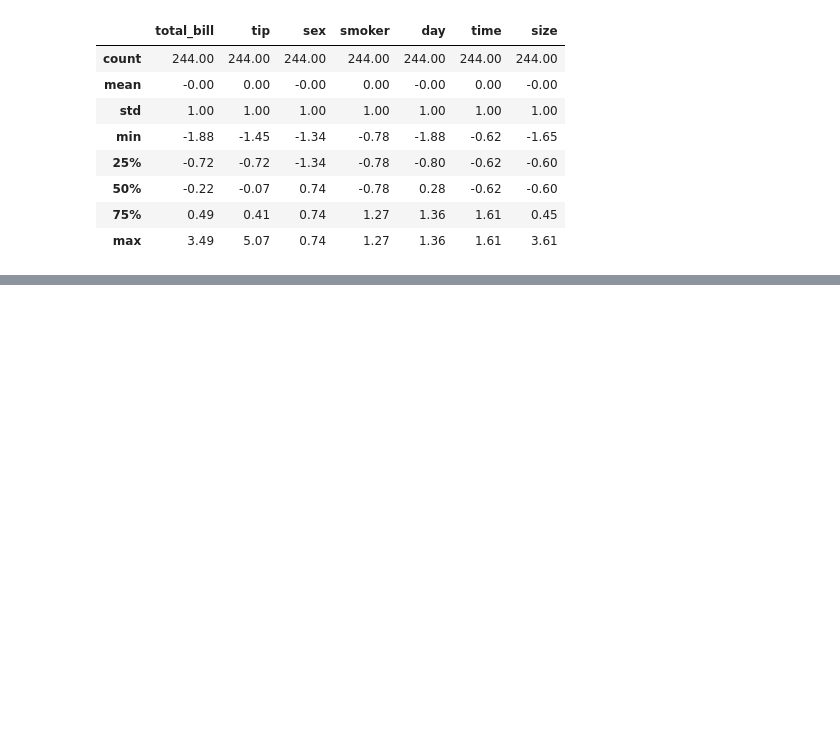
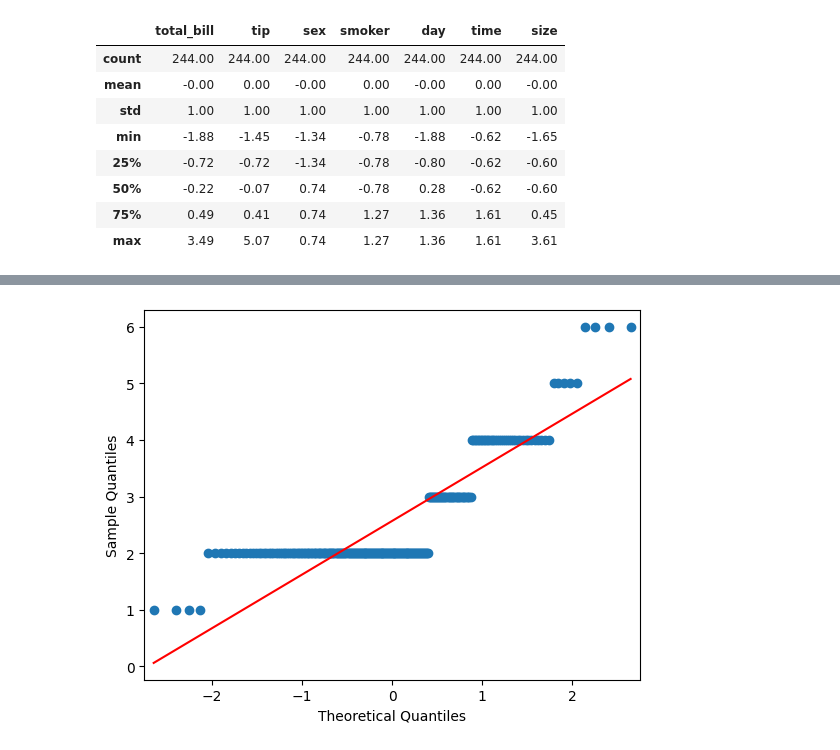
Before and after one commit to Tony-47/training, a Jupyter notebook: tips.ipynb, the cells around one changed output, grey strips where cells are left out. Cells and saved outputs as stored; diff of their text form; code cells hidden in the pictures; blank space fills up the shorter version.

```diff
--- a/tips.ipynb
+++ b/tips.ipynb
@@ -141,0 +164,6 @@ np.round(sc_df.describe(),2)
+# %%
+import statsmodels.api as sm
+sm.qqplot(df['size'],line='s')
+plt.show()
+# %% [output]
+[figure, added]
```
Also changed, not shown: parts of 7 cells of this notebook.
